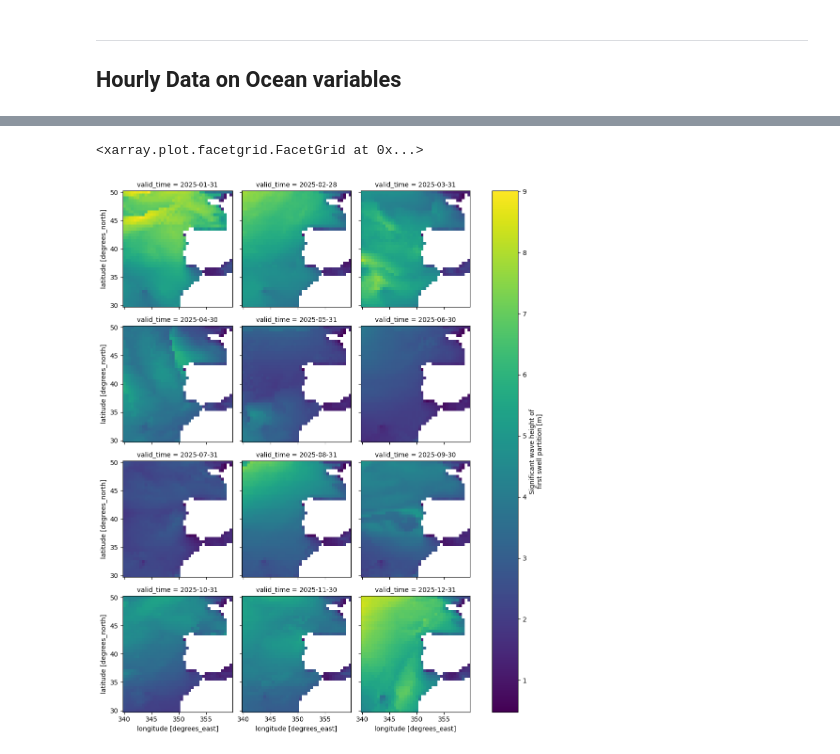
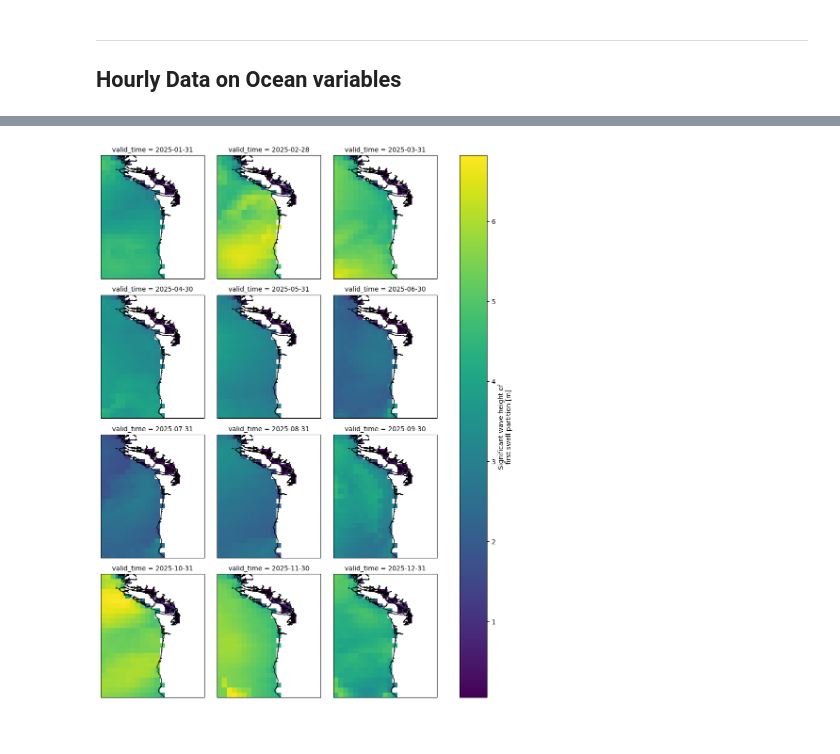
Before and after one commit to GeoOcean/BlueMath_Course_Corvallis, a Jupyter notebook: toolkit/data/ERA5_DestinE_SingleLevels.ipynb, the cells around one changed output, grey strips where cells are left out. Cells and saved outputs as stored; diff of their text form; code cells hidden in the pictures.

```diff
--- a/toolkit/data/ERA5_DestinE_SingleLevels.ipynb
+++ b/toolkit/data/ERA5_DestinE_SingleLevels.ipynb
@@ -305,13 +323,22 @@ NameError: name 'xr' is not defined
-# %%
-(
-    hourly_ocean_ds.swh1.sel(
-        valid_time="2025", longitude=slice(340, 360), latitude=slice(50, 30)
-    )
-    .resample(valid_time="1M")
-    .max()
-    .compute()
-    .plot(col="valid_time", col_wrap=3)
-)
-# %% [output]
-<xarray.plot.facetgrid.FacetGrid at 0x...>
-[figure, removed]
+# %%
+import cartopy.crs as ccrs
+
+fg = (
+    hourly_ocean_ds.swh1.sel(
+        valid_time="2025", longitude=slice(230, 240), latitude=slice(52, 40)
+    )
+    .resample(valid_time="1M")
+    .max()
+    .compute()
+    .plot(
+        col="valid_time",
+        col_wrap=3,
+        transform=ccrs.PlateCarree(),
+        subplot_kws={"projection": ccrs.PlateCarree()},
+    )
+)
+
+for ax in fg.axs.flat:
+    ax.coastlines(resolution="10m")
+# %% [output]
+[figure, added]
```
Also changed, not shown: parts of 7 cells of this notebook.
